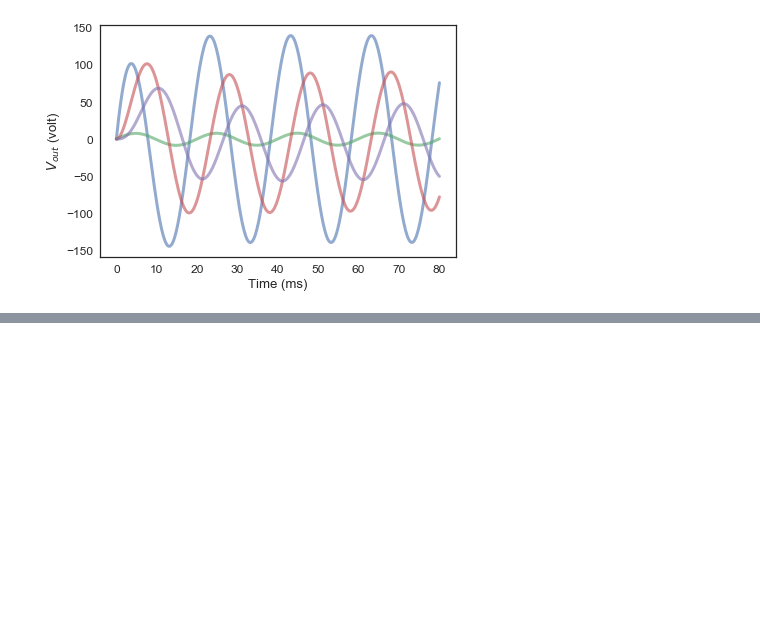
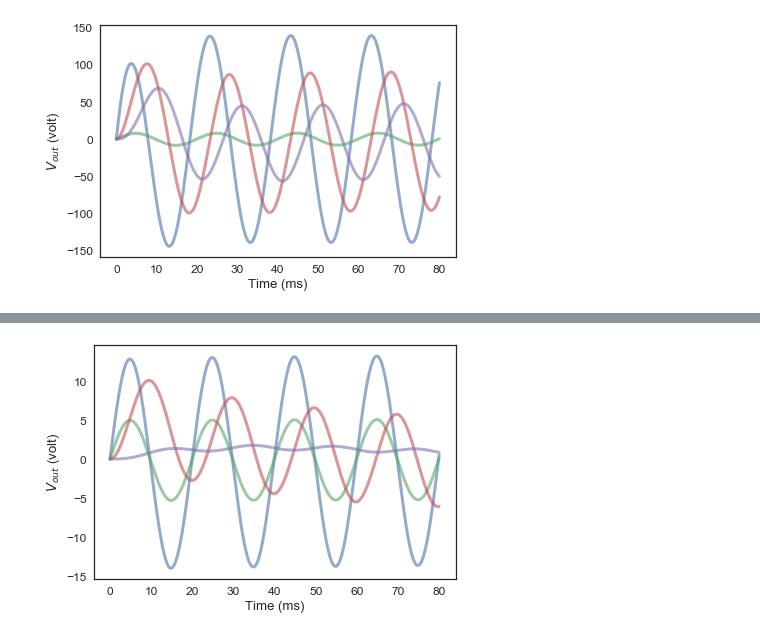
Before and after one commit to ThomasJagielski/ModSimPy, a Jupyter notebook: code/EKG Circuit Optimization Final.ipynb, the cells around one changed output, grey strips where cells are left out. Saved outputs shown, nothing was run; the diff lists cells and outputs as text; code cells hidden in the pictures; blank space fills up the shorter version.

```diff
--- a/code/EKG Circuit Optimization Final.ipynb
+++ b/code/EKG Circuit Optimization Final.ipynb
@@ -569,0 +647,13 @@ for f in linspace(1, 50, 50):
+# %%
+run_sim_system3 = System(R1 = 604, # ohm
+                         C1 = 1e-4,  # farad
+                         A = 5 * G1, # volt
+                         f = input_freq.f,   # Hz
+                         vin = 0,
+                         R2 = 1.58e3,   # ohm
+                         C2 = 1e-4,  # farad
+                         R3 = 604,   # ohm
+                         C3 = 1e-4,  # farad
+                         R4 = 604,   # ohm
+                         C4 = 1e-4  # farad
+                        )
@@ -569,0 +673,14 @@ for f in linspace(1, 50, 50):
+# %%
+results5, results6, results7, results8, ratio = run_sim(input_freq,
+                                                        make_system,
+                                                        slope_func_init,
+                                                        slope_func_high_pass,
+                                                        slope_func_low_pass,
+                                                        G1, G2, run_sim_system3)
+# %%
+plot_results(results5)
+plot_results(results6)
+plot_results(results7)
+plot_results(results8)
+# %% [output]
+[figure, added]
```
Also changed, not shown: parts of 34 cells of this notebook.
